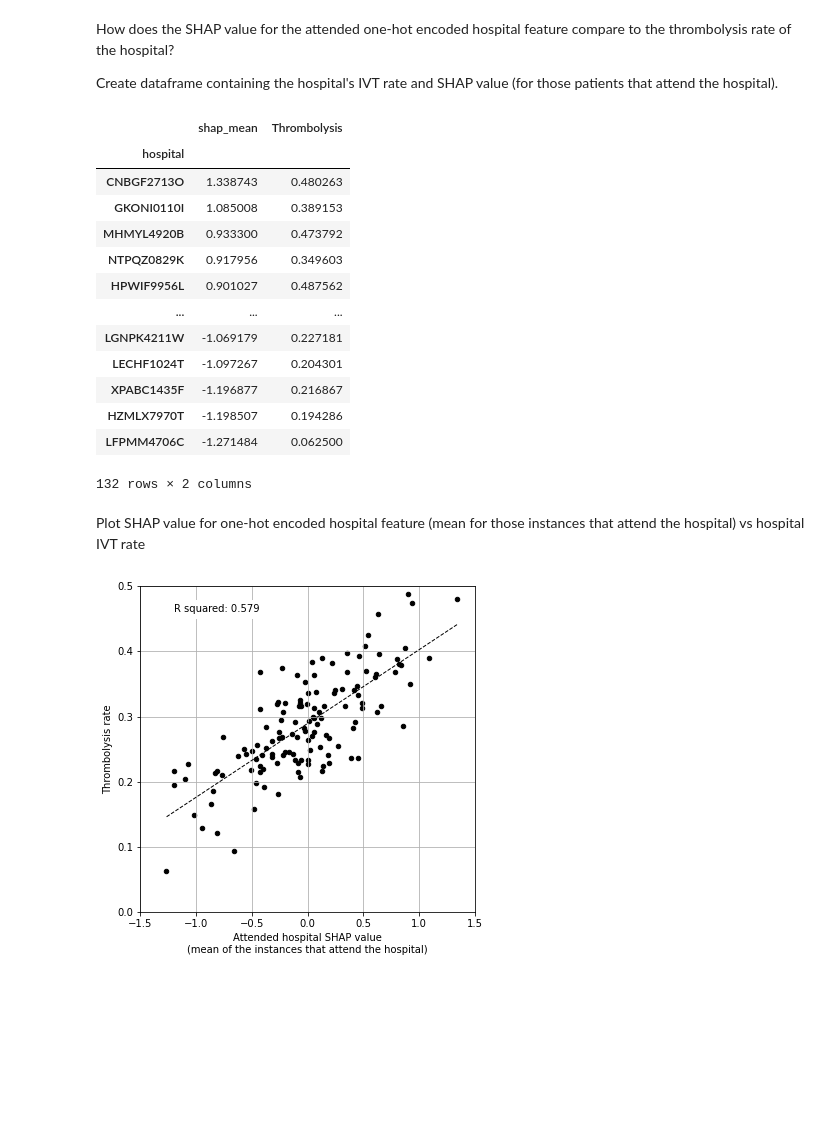
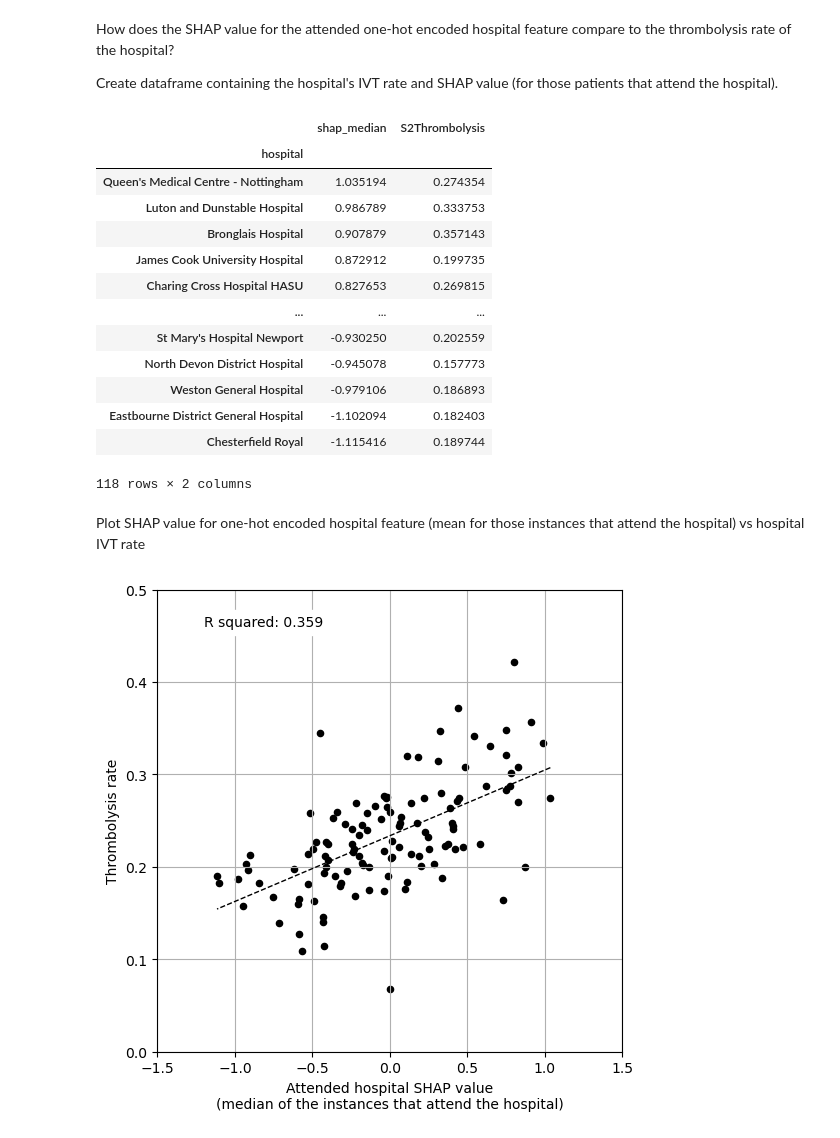
Before and after one commit to samuel-book/stroke_outcome_ml, a Jupyter notebook: xgb_7_features/200_xgb_all_data_thrombolysis_decision_hospital_shap_values.ipynb, the cells around one changed output. Cells and saved outputs as stored; diff of their text form; code cells hidden in the pictures; blank space fills up the shorter version.

```diff
--- a/xgb_7_features/200_xgb_all_data_thrombolysis_decision_hospital_shap_values.ipynb
+++ b/xgb_7_features/200_xgb_all_data_thrombolysis_decision_hospital_shap_values.ipynb
@@ -156,9 +183,9 @@ Average treatment: 0.3
 X_combined = X.copy(deep=True)
 
 # One-hot encode 'Stroke team'
-X_hosp = pd.get_dummies(X['Stroke team'], prefix = 'team')
+X_hosp = pd.get_dummies(X['stroke_team'], prefix = 'team')
 X = pd.concat([X, X_hosp], axis=1)
-X.drop('Stroke team', axis=1, inplace=True)
+X.drop('stroke_team', axis=1, inplace=True)
 # %% [markdown]
 ### Get model feature names
 With one-hot encoded hospitals
@@ -324,7 +369,7 @@ Also include four further columns:
 4) contribution from not attending the rest
 # %%
 # Include Stroke team that each instance attended
-df_hosp_shap_values["Stroke team"] = X_combined["Stroke team"].values
+df_hosp_shap_values["stroke_team"] = X_combined["stroke_team"].values
 
 # Store the sum of the SHAP values (for all of the hospital features)
 df_hosp_shap_values["all_stroke_teams"] = df_hosp_shap_values.sum(axis=1)
@@ -338,7 +383,7 @@ shap_not_attend_these_hospitals = []
 for index, row in df_hosp_shap_values.iterrows():
 
     # Get stroke team attended
-    stroke_team = row["Stroke team"]
+    stroke_team = row["stroke_team"]
 
     # Get SHAP value for the stroke team attended
     shap_attended_hospital.append(row[stroke_team])
@@ -405,18 +450,20 @@ Firstly, to order the hospitals, create a dataframe containing the mean SHAP val
 attend_stroketeam_min = []
 attend_stroketeam_q1 = []
 attend_stroketeam_mean = []
+attend_stroketeam_median = []
 attend_stroketeam_q3 = []
 attend_stroketeam_max = []
 
 # For each hospital, store descriptive statistics of SHAP values for those
 #   instances that attend the hospital
 for h in hospital_names:
-    mask = df_hosp_shap_values['Stroke team'] == h
+    mask = df_hosp_shap_values['stroke_team'] == h
     data_stroke_team = df_hosp_shap_values[h][mask]
     q1, q3 = np.percentile(data_stroke_team, [25,75])
     attend_stroketeam_min.append(data_stroke_team.min())
     attend_stroketeam_q1.append(q1)
     attend_stroketeam_mean.append(data_stroke_team.mean())
+    attend_stroketeam_median.append(data_stroke_team.median())
     attend_stroketeam_q3.append(q3)
     attend_stroketeam_max.append(data_stroke_team.max())
 
@@ -425,11 +472,12 @@ df_hosp_shap_value_stats = pd.DataFrame(hospital_names, columns=["hospital"])
 df_hosp_shap_value_stats["shap_min"] = attend_stroketeam_min
 df_hosp_shap_value_stats["shap_q1"] = attend_stroketeam_q1
 df_hosp_shap_value_stats["shap_mean"] = attend_stroketeam_mean
+df_hosp_shap_value_stats["shap_median"] = attend_stroketeam_median
 df_hosp_shap_value_stats["shap_q3"] = attend_stroketeam_q3
 df_hosp_shap_value_stats["shap_max"] = attend_stroketeam_max
 
 # sort in descending mean SHAP value order
-df_hosp_shap_value_stats.sort_values("shap_mean", ascending=False, inplace=True)
+df_hosp_shap_value_stats.sort_values("shap_median", ascending=False, inplace=True)
 
 # show the 25 hospitals with highest SHAP values (mean of all the attended patients)
 df_hosp_shap_value_stats.head(25)
@@ -626,33 +697,33 @@ How does the SHAP value for the attended one-hot encoded hospital feature compar
 
 Create dataframe containing the hospital's IVT rate and SHAP value (for those patients that attend the hospital).
 # %%
-hosp_ivt_rate = data.groupby(by=["Stroke team"]).mean()["Thrombolysis"]
+hosp_ivt_rate = data.groupby(by=["stroke_team"]).mean()["S2Thrombolysis"]
 df_hosp_plot = (
-        df_hosp_shap_value_stats[["shap_mean","hospital"]].copy(deep=True))
+        df_hosp_shap_value_stats[["shap_median","hospital"]].copy(deep=True))
 df_hosp_plot.set_index("hospital", inplace=True)
 df_hosp_plot = df_hosp_plot.join(hosp_ivt_rate)
 df_hosp_plot
 # %% [output]
-|  | shap_mean | Thrombolysis |
+|  | shap_median | S2Thrombolysis |
 | hospital |  |  |
-| CNBGF2713O | 1.338743 | 0.480263 |
-| GKONI0110I | 1.085008 | 0.389153 |
-| MHMYL4920B | 0.933300 | 0.473792 |
-| NTPQZ0829K | 0.917956 | 0.349603 |
-| HPWIF9956L | 0.901027 | 0.487562 |
+| Queen's Medical Centre - Nottingham | 1.035194 | 0.274354 |
+| Luton and Dunstable Hospital | 0.986789 | 0.333753 |
+| Bronglais Hospital | 0.907879 | 0.357143 |
+| James Cook University Hospital | 0.872912 | 0.199735 |
+| Charing Cross Hospital HASU | 0.827653 | 0.269815 |
 | ... | ... | ... |
-| LGNPK4211W | -1.069179 | 0.227181 |
-| LECHF1024T | -1.097267 | 0.204301 |
-| XPABC1435F | -1.196877 | 0.216867 |
-| HZMLX7970T | -1.198507 | 0.194286 |
-| LFPMM4706C | -1.271484 | 0.062500 |
+| St Mary's Hospital Newport | -0.930250 | 0.202559 |
+| North Devon District Hospital | -0.945078 | 0.157773 |
+| Weston General Hospital | -0.979106 | 0.186893 |
+| Eastbourne District General Hospital | -1.102094 | 0.182403 |
+| Chesterfield Royal | -1.115416 | 0.189744 |
-132 rows × 2 columns
+118 rows × 2 columns
 # %% [markdown]
 Plot SHAP value for one-hot encoded hospital feature (mean for those instances that attend the hospital) vs hospital IVT rate
 # %%
 # Setup data for chart
-x = df_hosp_plot['shap_mean']
-y = df_hosp_plot['Thrombolysis']
+x = df_hosp_plot['shap_median']
+y = df_hosp_plot['S2Thrombolysis']
 
 # Fit a regression line to the points
 slope, intercept, r_value, p_value, std_err = \
@@ -660,35 +731,35 @@ slope, intercept, r_value, p_value, std_err = \
 r_square = r_value ** 2
 y_pred = intercept + (x * slope)
 
 # Create scatter plot with regression line
 fig = plt.figure(figsize=(6,6))
 ax = fig.add_subplot(1,1,1)
 ax.scatter(x, y, color='black', marker='o', s=20)
 ax.plot (x, y_pred, color = 'k', linestyle='--', linewidth=1)
 
 # Set chart limits
 ax.set_ylim(0, 0.5)
 ax.set_xlim(-1.5, 1.5)
 
 # Add textbox
 text = f'R squared: {r_square:.3f}'
 ax.text(-1.2, 0.46, text,
          bbox=dict(facecolor='white', edgecolor='white'))
 
 # Chart titles
 ax.set_xlabel("Attended hospital SHAP value"
-              "\n(mean of the instances that attend the hospital)")
+              "\n(median of the instances that attend the hospital)")
 ax.set_ylabel('Thrombolysis rate')
 plt.grid()
 
 filename = os.path.join(paths.image_save_path,
     (paths.notebook + paths.model_text + 'attended_hosp_shap_vs_ivt_rate.jpg'))
 
 plt.savefig(filename, dpi=300,
             bbox_inches='tight', pad_inches=0.2)
 plt.show()
 # %% [output]
-[figure, old version]
+[figure, new version]
 # %%
 f = ('formula: ' + str("{:.2f}".format(slope)) + 'x + ' +
      str("{:.2f}".format(intercept)))
```
Also changed, not shown: parts of 20 cells of this notebook.
